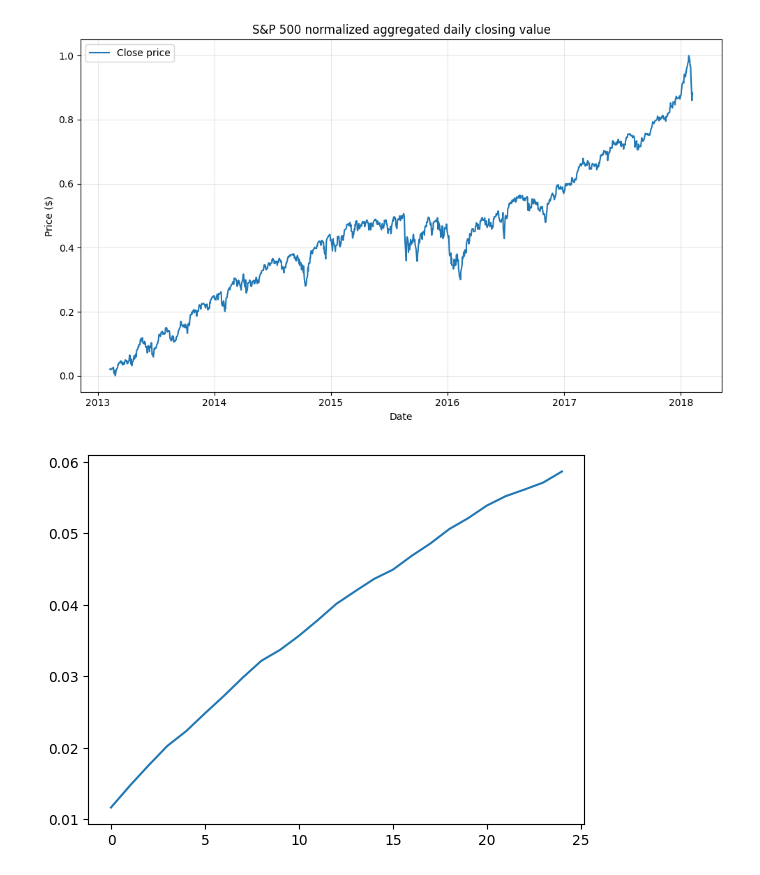
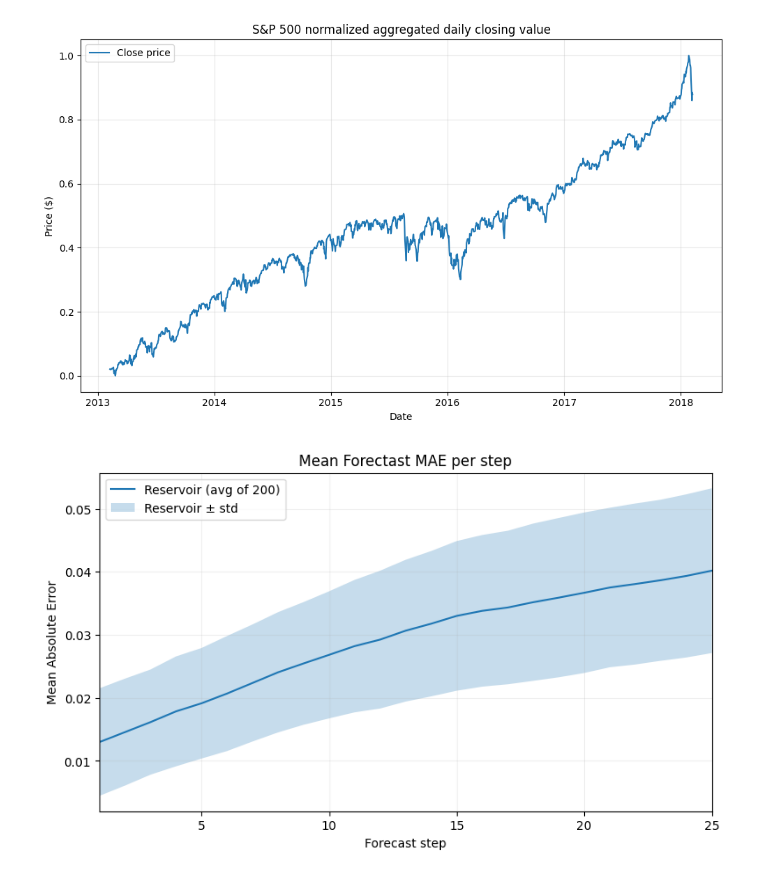
Before and after one commit to mariomeendezz/Multivariate-Forecasting-with-Quantum-Reservoirs, a Jupyter notebook: main.ipynb, the cells around one changed output. Drawn from its saved outputs; the diff is of its cells as text; code cells hidden in the pictures.

```diff
--- a/main.ipynb
+++ b/main.ipynb
@@ -288,7 +289,49 @@ for t in range(1100, 1200):
 # %%
-mae_values = np.array([v['mae'] for v in results.values()])
-mean_forecast_step = np.mean(mae_values, axis=0).reshape(-1)
-plt.plot(mean_forecast_step)
+# Get the values
+mae_values = np.array([
+    [
+        np.asarray(result_t["mae"])
+        for result_t in results_t.values()
+    ]
+    for results_t in results_seed
+])
+
+# Average and std through the timestep
+mae_per_seed = mae_values.mean(axis=1)
+
+mean_mae_per_step = mae_per_seed.mean(axis=0)
+std_mae_per_step = mae_per_seed.std(axis=0, ddof=1)
+
+# sem_mae_per_step = std_mae_per_step / np.sqrt(n_seeds)
+# ci95 = 1.96 * sem_mae_per_step
+
+# lower_bound = mean_mae_per_step - ci95
+# upper_bound = mean_mae_per_step + ci95
+
+lower_bound = mean_mae_per_step - std_mae_per_step
+upper_bound = mean_mae_per_step + std_mae_per_step
+
+# Plot results
+forecast_steps = np.arange(1, horizon_size + 1)
+plt.figure(figsize=((9, 5)))
+plt.plot(
+    forecast_steps,
+    mean_mae_per_step,
+    label="Reservoir (avg of 200)"
+)
+plt.fill_between(
+    forecast_steps,
+    lower_bound,
+    upper_bound,
+    alpha=0.25,
+    label="Reservoir ± std"
+)
+plt.title("Mean Forectast MAE per step")
+plt.xlabel("Forecast step")
+plt.ylabel("Mean Absolute Error")
+plt.xlim(1, 25)
+plt.grid(alpha=0.2)
+plt.legend()
 plt.show()
 # %% [output]
-[figure, old version]
+[figure, new version]
```
Also changed, not shown: parts of 8 cells of this notebook.
